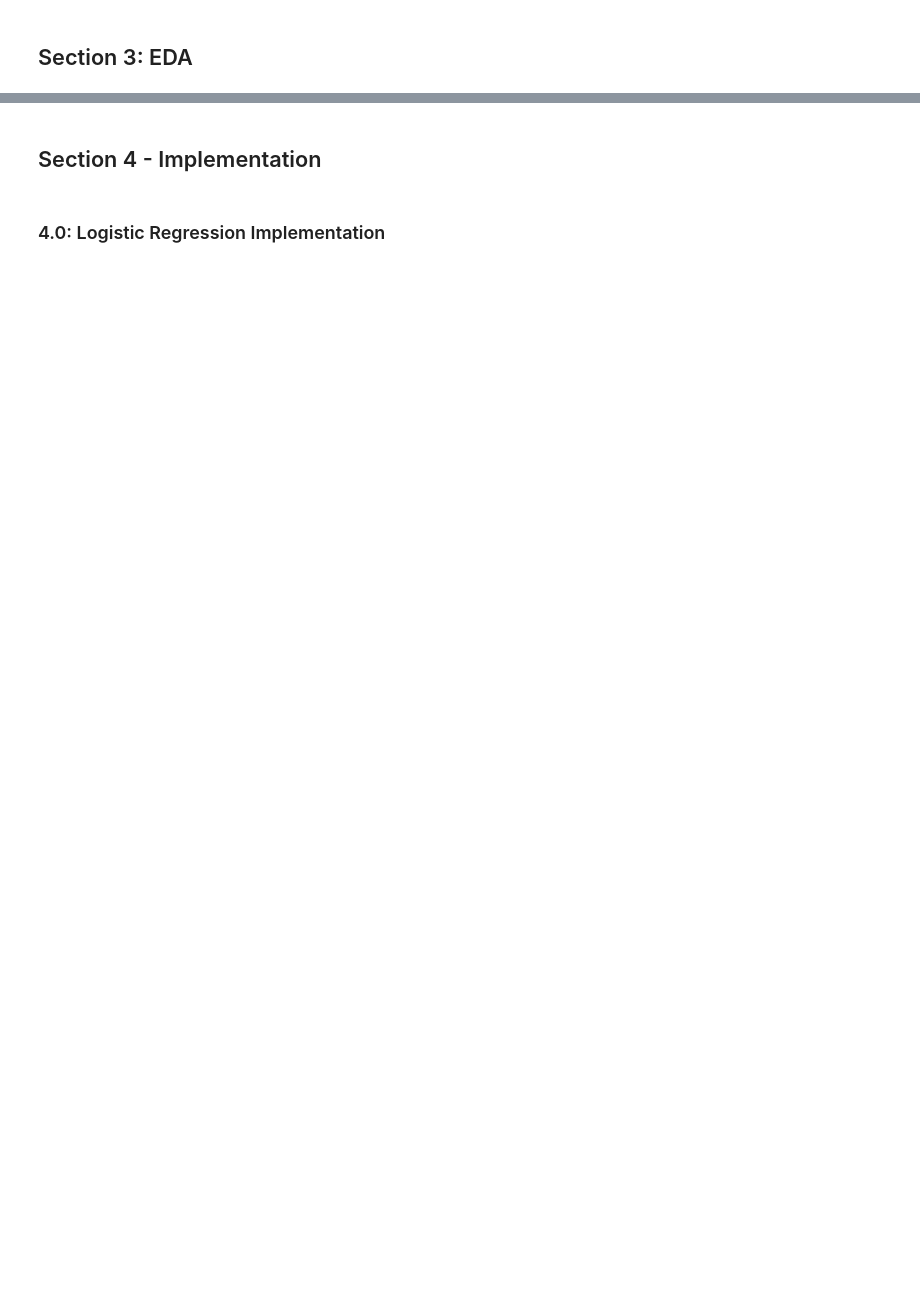
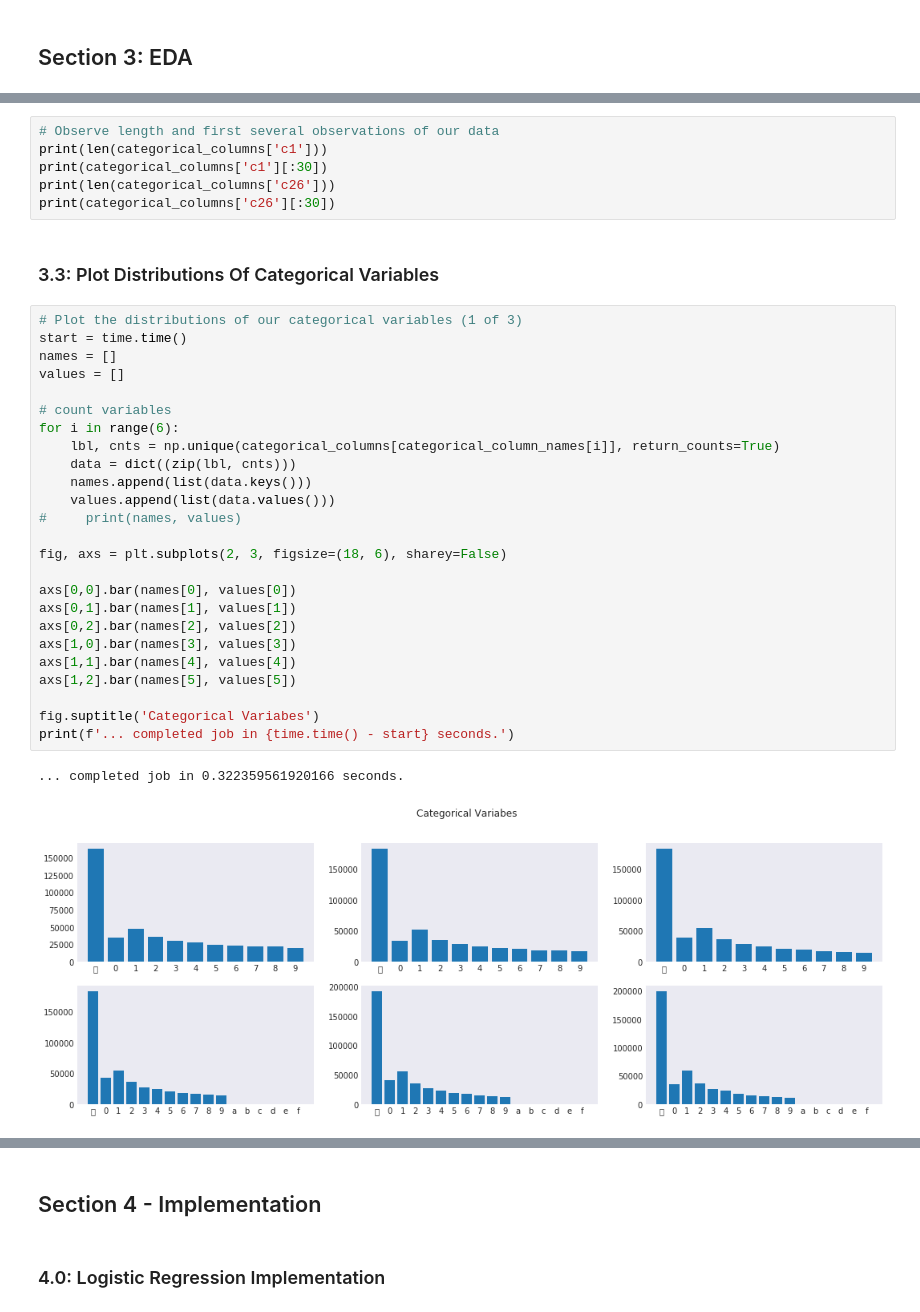
Before and after one commit to taiworaph/Map_Reduce, a Jupyter notebook: ForSubmission_PurposesV3.ipynb, the cells around one changed output, grey strips where cells are left out. Cells and saved outputs as stored; diff of their text form; blank space fills up the shorter version.

```diff
--- a/ForSubmission_PurposesV3.ipynb
+++ b/ForSubmission_PurposesV3.ipynb
@@ -593,0 +726,36 @@ Steps to be implented include:
+# %%
+# Observe length and first several observations of our data
+print(len(categorical_columns['c1']))
+print(categorical_columns['c1'][:30])
+print(len(categorical_columns['c26']))
+print(categorical_columns['c26'][:30])
+# %% [markdown]
+### 3.3: Plot Distributions Of Categorical Variables
+# %%
+# Plot the distributions of our categorical variables (1 of 3)
+start = time.time()
+names = []
+values = []
+
+# count variables
+for i in range(6):
+    lbl, cnts = np.unique(categorical_columns[categorical_column_names[i]], return_counts=True)
+    data = dict((zip(lbl, cnts)))
+    names.append(list(data.keys()))
+    values.append(list(data.values()))
+#     print(names, values)
+
+fig, axs = plt.subplots(2, 3, figsize=(18, 6), sharey=False)
+
+axs[0,0].bar(names[0], values[0])
+axs[0,1].bar(names[1], values[1])
+axs[0,2].bar(names[2], values[2])
+axs[1,0].bar(names[3], values[3])
+axs[1,1].bar(names[4], values[4])
+axs[1,2].bar(names[5], values[5])
+
+fig.suptitle('Categorical Variabes')
+print(f'... completed job in {time.time() - start} seconds.')
+# %% [output]
+... completed job in 0.322359561920166 seconds.
+[figure, added]
```
Also changed, not shown: parts of 41 cells of this notebook.
